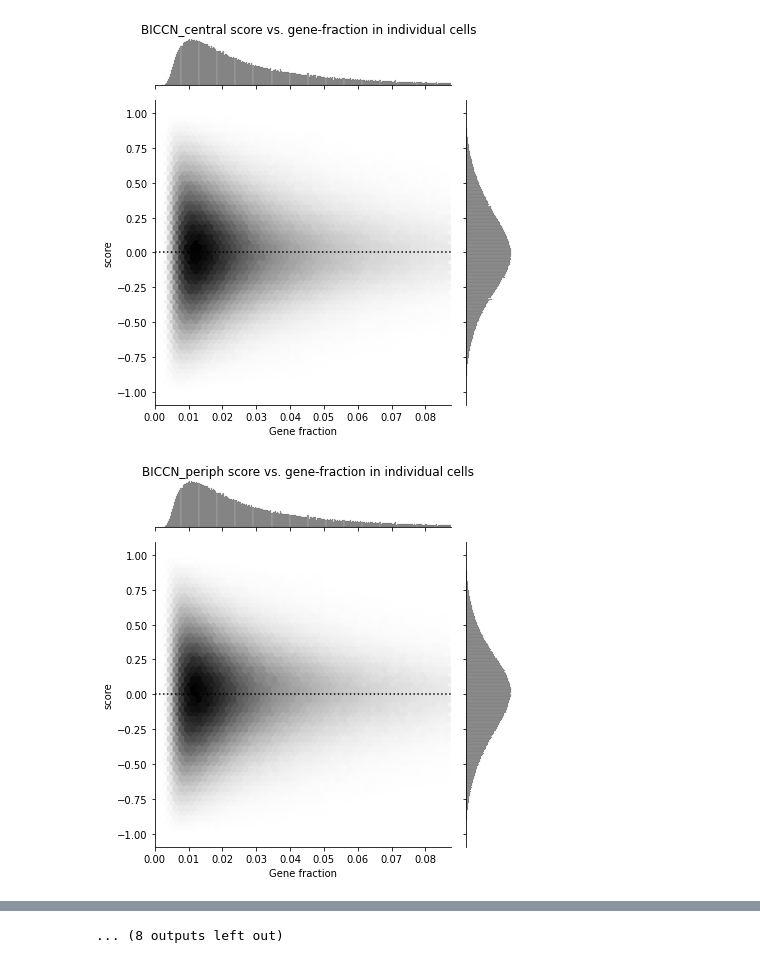
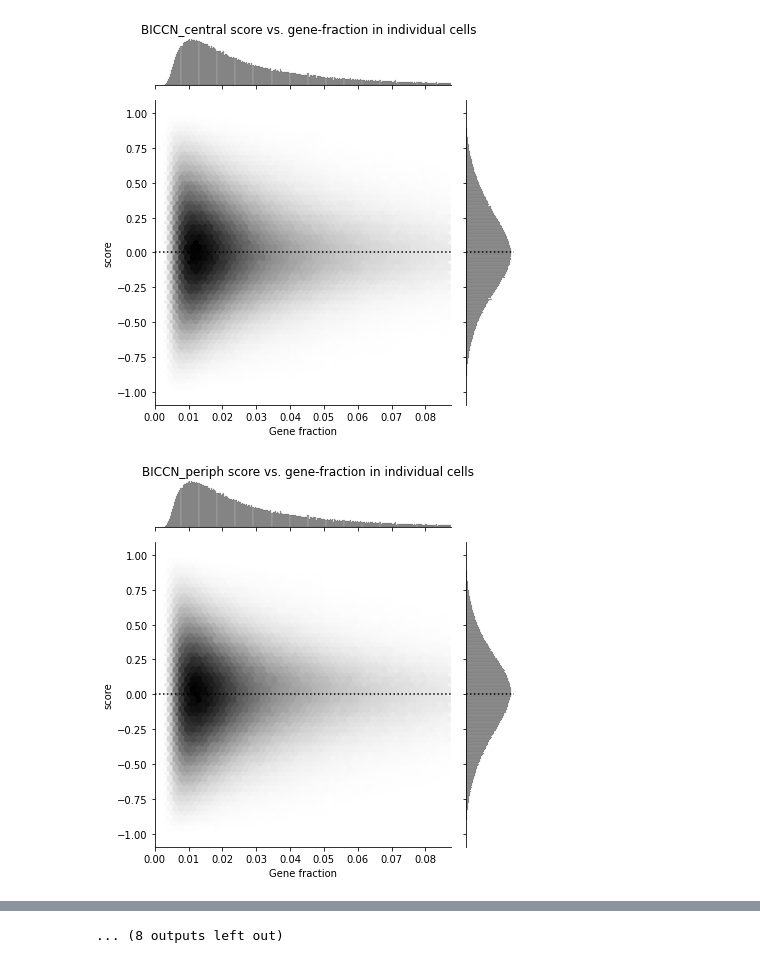
Before and after one commit to salzman-lab/SPRAWL, a Jupyter notebook: analysis/effect_of_abundance_and_gene_count_on_metrics.ipynb, the cells around one changed output, grey strips where cells are left out. Saved outputs shown, nothing was run; the diff lists cells and outputs as text; code cells hidden in the pictures.

Commit message:
New figure 1 plots and vz Liver analysis

```diff
--- a/analysis/effect_of_abundance_and_gene_count_on_metrics.ipynb
+++ b/analysis/effect_of_abundance_and_gene_count_on_metrics.ipynb
@@ -5,3 +5,14 @@ import seaborn as sns
 import matplotlib.pyplot as plt
 import glob
 import os
+# %%
+gene_ont_samples = {
+    'BICCN_central':'../outputs/gene_ontology/MOp_central_10X_ontology.csv',
+    'BICCN_periph':'../outputs/gene_ontology/MOp_peripheral_ReadZs_gene_ontology.csv',
+    'BICCN_punctate':'../outputs/gene_ontology/MOp_punctate_10X_ontology.csv',
+    'BICCN_radial':'../outputs/gene_ontology/MOp_radial_ReadZs_gene_ontology.csv',
+    'Brainmap_central':'../outputs/gene_ontology/Viz_central.csv',
+    'Brainmap_periph':'../outputs/gene_ontology/Vizgen_Brainmap_peripheral.csv',
+    'Brainmap_punctate':'../outputs/gene_ontology/Viz_punctate.csv',
+    'Brainmap_radial':'../outputs/gene_ontology/Vizgen_Brainmap_radial.csv',
+}
@@ -7,0 +113,2 @@ import os
+# %%
+df['med_gene_frac'] = df['med_gene_spots'].div(df['med_spots'])
@@ -16,13 +231,13 @@ samples = {
     'Brainmap_punctate':'../outputs/gene_cell/Viz_punctate.csv',
     'Brainmap_radial':'../outputs/gene_cell/Vizgen_Brainmap_radial.csv',
     'CZB_kidney_central':'../outputs/gene_cell/CZB_kidney_central.csv',
-    'CZB_kidney_periph':'../outputs/gene_cell/kidney_111921_peripheral.csv',
-    'CZB_kidney_punctate':'../outputs/gene_cell/kidney_111921_punctate.csv',
-    'CZB_kidney_radial':'../outputs/gene_cell/kidney_111921_radial.csv',
+    'CZB_kidney_periph':'../outputs/gene_cell/CZB_kidney_peripheral.csv',
+    'CZB_kidney_punctate':'../outputs/gene_cell/CZB_kidney_punctate.csv',
+    'CZB_kidney_radial':'../outputs/gene_cell/CZB_kidney_radial.csv',
     'CZB_liver_central':'../outputs/gene_cell/CZB_liver_central.csv',
-    'CZB_liver_periph':'../outputs/gene_cell/liver_peripheral.csv',
-    'CZB_liver_punctate':'../outputs/gene_cell/liver_punctate.csv',
-    'CZB_liver_radial':'../outputs/gene_cell/liver_radial.csv',
+    'CZB_liver_periph':'../outputs/gene_cell/CZB_liver_peripheral.csv',
+    'CZB_liver_punctate':'../outputs/gene_cell/CZB_liver_punctate.csv',
+    'CZB_liver_radial':'../outputs/gene_cell/CZB_liver_radial.csv',
     'SeqF_central':'../outputs/gene_cell/Seq_central.csv',
     'SeqF_periph':'../outputs/gene_cell/SeqFish_peripheral.csv',
     'SeqF_punctate':'../outputs/gene_cell/Seq_punctate.csv',
@@ -31,27 +246,30 @@ samples = {
 # %%
 for name,p in samples.items():
     df = pd.read_csv(p)
     df = df.dropna()
 
     df['Gene fraction'] = df['num_gene_spots'].div(df['num_spots'])
     max_frac = df['Gene fraction'].quantile(0.95) #don't plot outliers with very high gene fraction
 
     p = sns.jointplot(
         x = 'Gene fraction',
         y = 'score',
         kind = 'hex',
         color = 'grey',
         data = df[df['Gene fraction'].le(max_frac)],
     )
 
     p.ax_joint.axhline(0,linestyle='dotted',color='black')
+    p.ax_marg_y.axhline(0,linestyle='dotted',color='black')
+
     p.ax_joint.set_xlim(0,max_frac)
+
     p.fig.suptitle('{} score vs. gene-fraction in individual cells'.format(name))
     p.fig.tight_layout()
     p.fig.subplots_adjust(top=0.95) # Reduce plot to make room #got code from https://stackoverflow.com/questions/60358228/how-to-set-title-on-seaborn-jointplot
 
     plt.show()
     plt.close()
 # %% [output]
-[figure, old version]
+[figure, new version]
-[figure, old version]
+[figure, new version]
```
Also changed, not shown: parts of 26 cells of this notebook, 28 other files.
